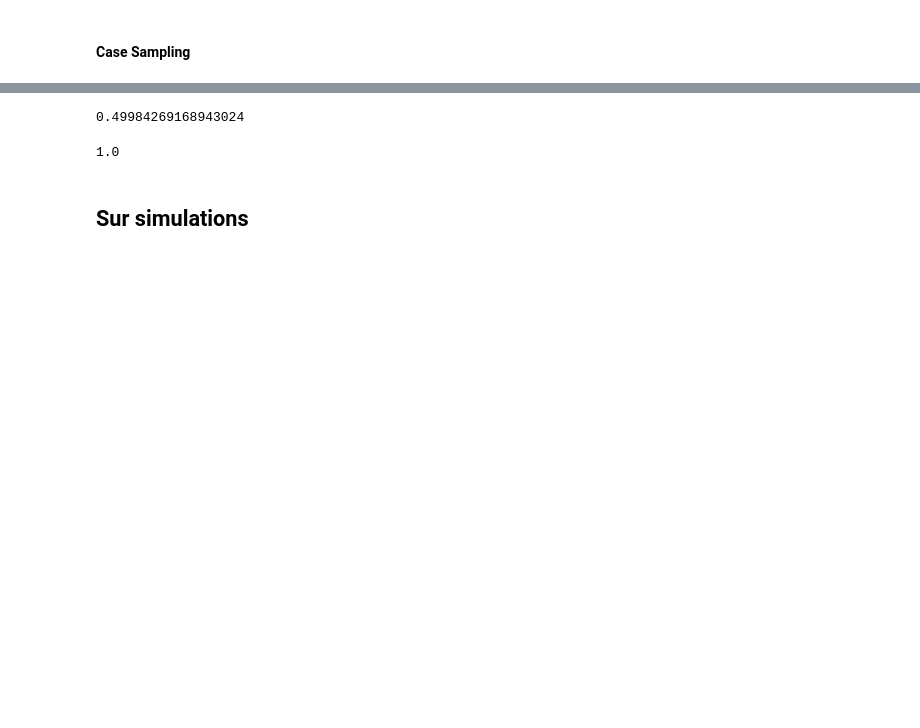
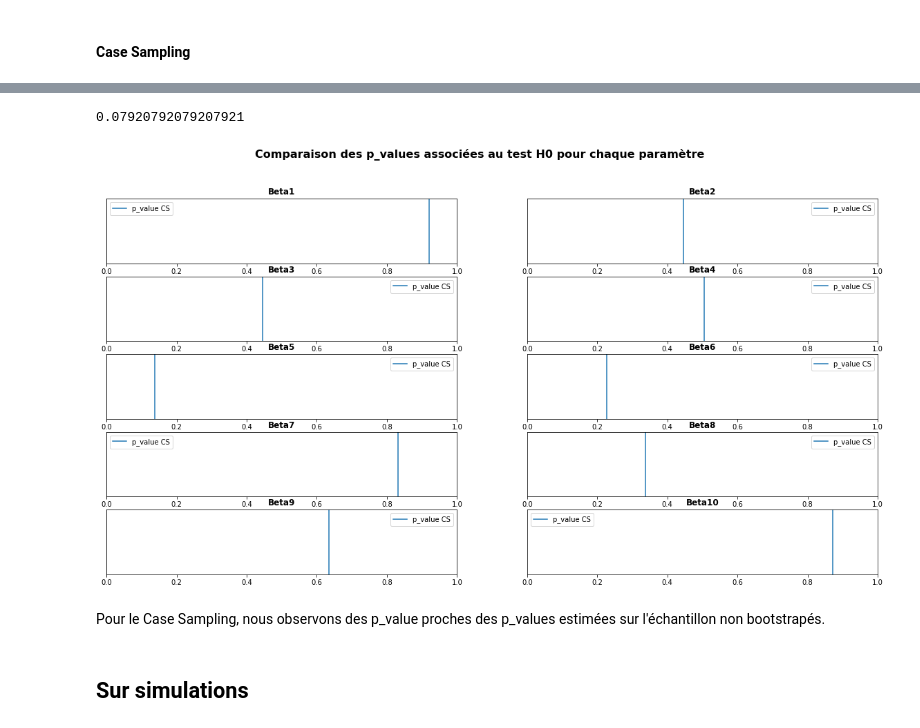
Before and after one commit to AntoineG92/Bootstrap-resampling-methods, a Jupyter notebook: Boostrap TP2 LE MEUR GRELETY v2_AG.ipynb, the cells around one changed output, grey strips where cells are left out. Saved outputs shown, nothing was run; the diff lists cells and outputs as text; code cells hidden in the pictures; blank space fills up the shorter version.

```diff
--- a/Boostrap TP2 LE MEUR GRELETY v2_AG.ipynb
+++ b/Boostrap TP2 LE MEUR GRELETY v2_AG.ipynb
@@ -203,8 +227,3 @@ Ici on constate que les différents intervalles de confiance  "s'entrecoupent mo
 ### Dataset cars
 # %% [markdown]
 #### Error Sampling
-# %%
-p_values_ES_cars=[]
-for d in range(X_cars.shape[1]-1):
-    gamma,Residus,X_H0,vrais = Res_lin.Estim_H0(k=d)
-    p_values_ES_cars.append( Res_lin.bootstrap_H0_ES(k=d) )
@@ -216,7 +247,2 @@ plt.show()
 # %% [markdown]
 #### Case Sampling
-# %%
-p_values_CS_cars=[]
-for d in range(X_cars.shape[1]-1):
-    gamma,Residus,X_H0,vrais = Res_lin.Estim_H0(k=d)
-    p_values_CS_cars.append( Res_lin.bootstrap_H0_CS(k=d) )
@@ -234,11 +249,31 @@ F_list = Res_log.bootstrap_H0_ES(k=1)
-# %%
-np.mean(F_list)
-# %% [output]
-0.49984269168943024
-# %%
-Res_log.p_value(F_list, -2*( Res_log.results.llf - vrais) )
-# %% [output]
-1.0
+# %%
+hyp= 0 # on teste l'hypothèse nulle
+gamma,Residus,X_H0,vrais,y_prime = Res_lin.Estim_H0(k=4,hyp=hyp)
+# %%
+S_b,S_bar = Res_lin.bootstrap_H0_CS_newmethod(k=4,hyp=hyp)
+# %%
+Res_lin.p_value_boot(S_bar,S_b)
+# %% [output]
+0.07920792079207921
+# %%
+fig=plt.figure(figsize=(20,10))
+plt.suptitle("Comparaison des p_values associées au test H0 pour chaque paramètre",
+           fontweight='bold',size=16)
+
+p_values_CS_cars=[]
+for d in range(X_cars.shape[1]-1):
+    ax=fig.add_subplot(5,2,d+1)
+    gamma,Residus,X_H0,vrais,y_prime = Res_lin.Estim_H0(k=d,hyp=hyp)
+    S_b,S_bar = Res_lin.bootstrap_H0_CS_newmethod(k=d,hyp=hyp)
+    ax.axvline(Res_lin.p_value_boot(S_bar,S_b),label="p_value CS")
+    plt.title("Beta"+str(d+1),fontweight='bold')
+    plt.legend()
+    plt.yticks([])
+plt.show()
+# %% [output]
+[figure, added]
+# %% [markdown]
+Pour le Case Sampling, nous observons des p_value proches des p_values estimées sur l'échantillon non bootstrapés.
 # %% [markdown]
 ## Sur simulations
 # %%
```
Also changed, not shown: parts of 43 cells of this notebook, 1 other file.
